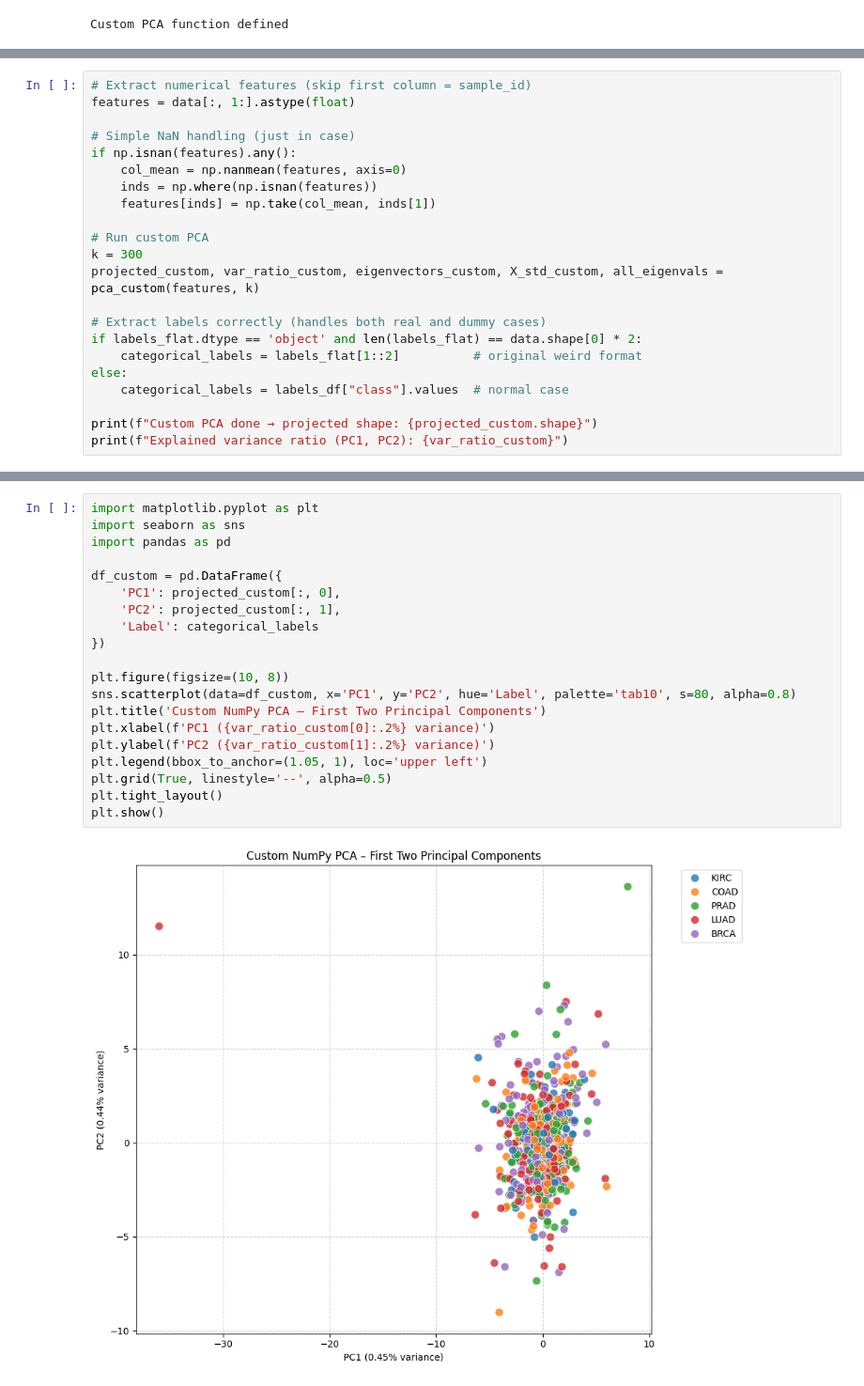
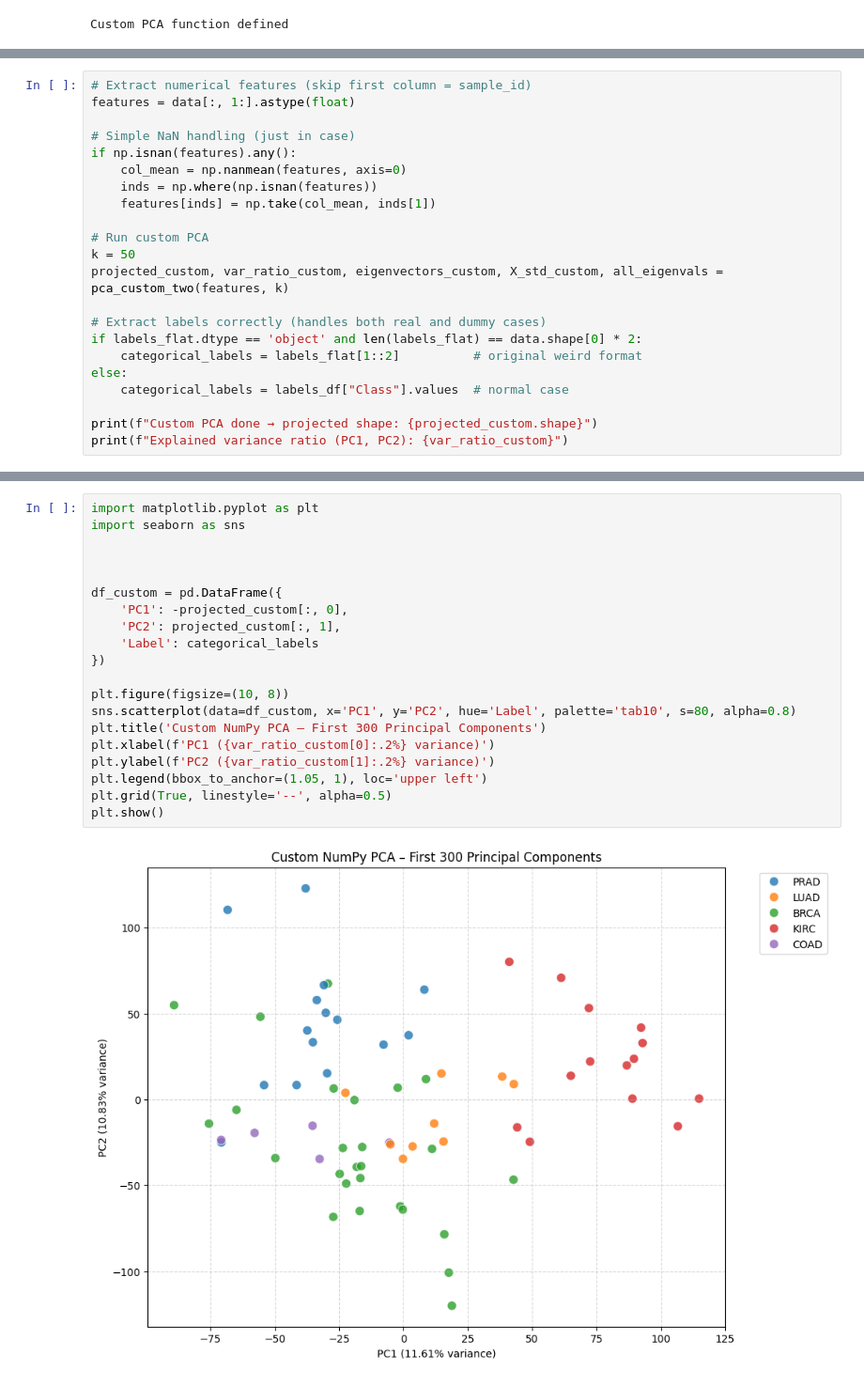
Before and after one commit to abrham17/ML_algorithms_implementation, a Jupyter notebook: PCA.ipynb, the cells around one changed output, grey strips where cells are left out. Shown at 94% size. Cells and saved outputs as stored; diff of their text form.

Commit message:
fix:introduced sign flip for the eigen vectors

```diff
--- a/PCA.ipynb
+++ b/PCA.ipynb
@@ -87,14 +129,14 @@ if np.isnan(features).any():
     features[inds] = np.take(col_mean, inds[1])
 
 # Run custom PCA
-k = 300
-projected_custom, var_ratio_custom, eigenvectors_custom, X_std_custom, all_eigenvals = pca_custom(features, k)
+k = 50
+projected_custom, var_ratio_custom, eigenvectors_custom, X_std_custom, all_eigenvals = pca_custom_two(features, k)
 
 # Extract labels correctly (handles both real and dummy cases)
 if labels_flat.dtype == 'object' and len(labels_flat) == data.shape[0] * 2:
     categorical_labels = labels_flat[1::2]          # original weird format
 else:
-    categorical_labels = labels_df["class"].values  # normal case
+    categorical_labels = labels_df["Class"].values  # normal case
 
 print(f"Custom PCA done → projected shape: {projected_custom.shape}")
 print(f"Explained variance ratio (PC1, PC2): {var_ratio_custom}")
@@ -149,23 +177,23 @@ Scikit-learn explained variance ratio: [0.00450295 0.00444988 0.0043476  0.00430
 # %%
 import matplotlib.pyplot as plt
 import seaborn as sns
-import pandas as pd
+
+
 
 df_custom = pd.DataFrame({
-    'PC1': projected_custom[:, 0],
+    'PC1': -projected_custom[:, 0],
     'PC2': projected_custom[:, 1],
     'Label': categorical_labels
 })
 
 plt.figure(figsize=(10, 8))
 sns.scatterplot(data=df_custom, x='PC1', y='PC2', hue='Label', palette='tab10', s=80, alpha=0.8)
-plt.title('Custom NumPy PCA – First Two Principal Components')
+plt.title('Custom NumPy PCA – First 300 Principal Components')
 plt.xlabel(f'PC1 ({var_ratio_custom[0]:.2%} variance)')
 plt.ylabel(f'PC2 ({var_ratio_custom[1]:.2%} variance)')
 plt.legend(bbox_to_anchor=(1.05, 1), loc='upper left')
 plt.grid(True, linestyle='--', alpha=0.5)
-plt.tight_layout()
 plt.show()
 # %% [output]
-[figure, old version]
+[figure, new version]
 # %%
```
Also changed, not shown: parts of 10 cells of this notebook.
